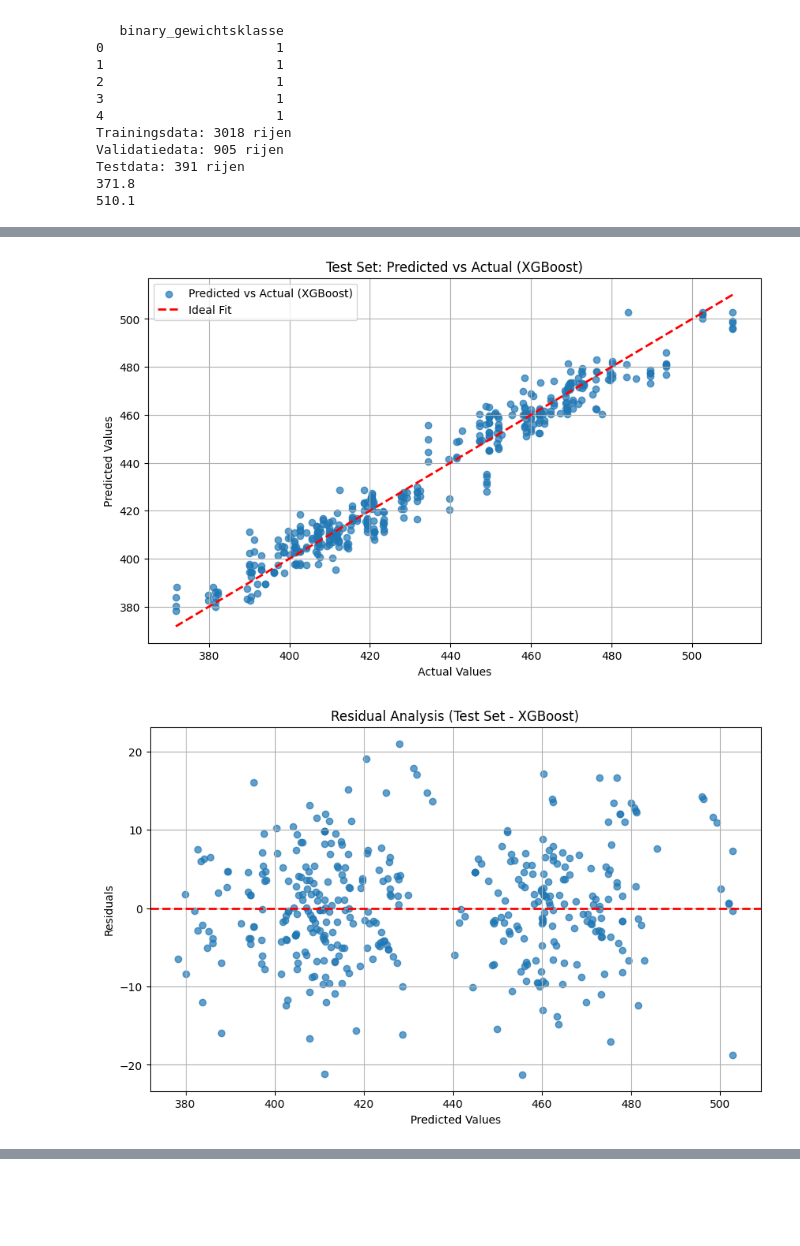
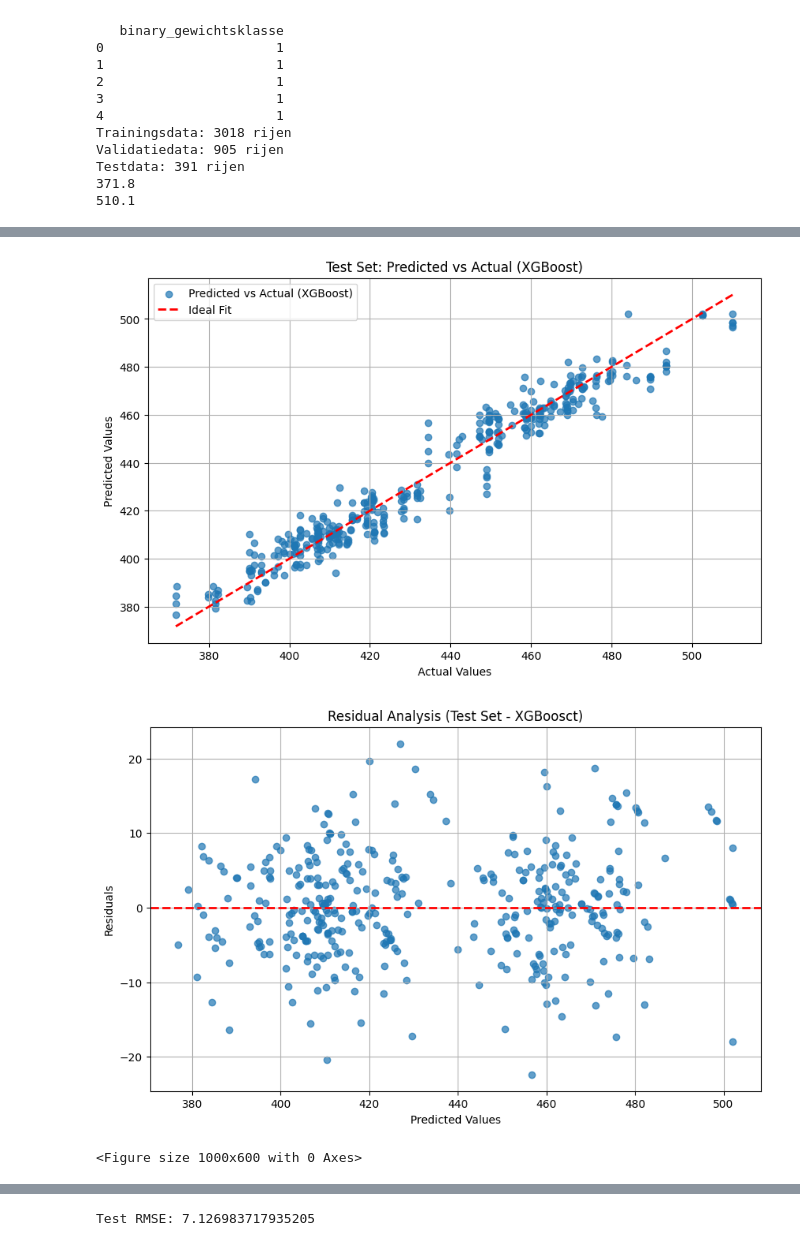
Before and after one commit to bibidemarezoyens/LB, a Jupyter notebook: xgboost.ipynb, the cells around one changed output, grey strips where cells are left out. Drawn from its saved outputs; the diff is of its cells as text; code cells hidden in the pictures; blank space fills up the shorter version.

Commit message:
feature analysis en hyperparameter tuning, grid search, beetje gecleaned

```diff
--- a/xgboost.ipynb
+++ b/xgboost.ipynb
@@ -77,24 +79,28 @@ y_val = val_data['2k tijd']
 X_test = test_data.drop(columns=['2k tijd'])
 y_test = test_data['2k tijd']
 
-#maakt geen verschil
-scaler = StandardScaler()
-scaler.fit(X_train)
-X_train_scaled = scaler.transform(X_train)
-X_val_scaled = scaler.transform(X_val)
-X_test_scaled = scaler.transform(X_test)
+# def feature_engineering(df):
+#     df['interaction_500_training'] = df['500_split'] * df['binary_trainingtype']
+#     if '500_split' in df.columns:
+#         df['log_500_split'] = np.log1p(df['500_split'])  # Log-transform to reduce skewness
+#     return df
+
+# X_train = feature_engineering(train_data)
+# X_val = feature_engineering(val_data)
+# X_test = feature_engineering(test_data)
 # %%
-from sklearn.metrics import mean_squared_error, r2_score
+def rmse_scorer(y_true, y_pred):
+    return -np.sqrt(mean_squared_error(y_true, y_pred))
 
-import xgboost as xgb
+scorer = make_scorer(rmse_scorer, greater_is_better=False)
 
-xgb_model = xgb.XGBRegressor(objective="reg:squarederror", random_state=42, reg_lambda=100)
+xgb_model = xgb.XGBRegressor(objective="reg:squarederror", random_state=42, reg_lambda=500, min_child_weight=7, colsample_bytree=1, learning_rate=0.2, max_depth=7, n_estimators=300)
 
-xgb_model.fit(X_train_scaled, y_train)
+xgb_model.fit(X_train, y_train)
 
-train_pred = xgb_model.predict(X_train_scaled)
-test_pred = xgb_model.predict(X_test_scaled)
-val_pred = xgb_model.predict(X_val_scaled)
+train_pred = xgb_model.predict(X_train)
+test_pred = xgb_model.predict(X_test)
+val_pred = xgb_model.predict(X_val)
 
 mse_test = mean_squared_error(y_test, test_pred)
 mse_val = mean_squared_error(y_val, val_pred)
@@ -104,9 +110,9 @@ print(f"mse_val = {mse_val}")
 rse_test = np.sqrt(mse_test)
 print(f"rse_test = {rse_test}")
 
-example_input = np.array([[1, 104.6, 0, 0, 1]])
-example_prediction = xgb_model.predict(example_input)
-print(f"Example prediction: {example_prediction}")
+# example_input = np.array([[1, 104.6, 0, 0, 1]])
+# example_prediction = xgb_model.predict(example_input)
+# print(f"Example prediction: {example_prediction}")
 
 train_r2 = r2_score(y_train, train_pred)
 val_r2 = r2_score(y_val, val_pred)
@@ -123,7 +129,9 @@ results_xgb = pd.DataFrame({
 })
 print(results_xgb.head(10))
 
-# Plot 1: Actual vs Predicted for Validation Set (XGBoost)
+cv_scores = cross_val_score(xgb_model, X_train, y_train, scoring=scorer, cv=5)
+print(f"Cross-Validated RMSE: {-np.mean(cv_scores):.3f}")
+
 plt.figure(figsize=(10, 6))
 plt.scatter(y_val, val_pred, alpha=0.7, label='Predicted vs Actual (XGBoost)')
 plt.plot([min(y_val), max(y_val)], [min(y_val), max(y_val)], color='red', linestyle='--', linewidth=2, label='Ideal Fit')
@@ -134,7 +142,6 @@ plt.legend()
 plt.grid(True)
 plt.show()
 
-# Plot 2: Actual vs Predicted for Test Set (XGBoost)
 plt.figure(figsize=(10, 6))
 plt.scatter(y_test, test_pred, alpha=0.7, label='Predicted vs Actual (XGBoost)')
 plt.plot([min(y_test), max(y_test)], [min(y_test), max(y_test)], color='red', linestyle='--', linewidth=2, label='Ideal Fit')
@@ -145,14 +152,23 @@ plt.legend()
 plt.grid(True)
 plt.show()
 
-# Plot 3: Residuals for Test Set (XGBoost)
 residuals_xgb = y_test - test_pred
 plt.figure(figsize=(10, 6))
 plt.scatter(test_pred, residuals_xgb, alpha=0.7)
 plt.axhline(0, color='red', linestyle='--', linewidth=2)
 plt.xlabel('Predicted Values')
 plt.ylabel('Residuals')
-plt.title('Residual Analysis (Test Set - XGBoost)')
+plt.title('Residual Analysis (Test Set - XGBoosct)')
 plt.grid(True)
 plt.show()
+
+#feature analysis
+plt.figure(figsize=(10, 6))
+xgb.plot_importance(xgb_model, importance_type='weight', max_num_features=10)
+plt.title("Feature Importance")
+plt.show()
+
+test_pred = xgb_model.predict(X_test)
+test_rmse = np.sqrt(mean_squared_error(y_test, test_pred))
+print("Test RMSE:", test_rmse)
 # %% [output]
@@ -178,2 +194,3 @@ test_r2 = 0.9506851479090869
-[figure, old version]
+[figure, new version]
-[figure, old version]
+[figure, new version]
+<Figure size 1000x600 with 0 Axes>
@@ -180 +198,2 @@ test_r2 = 0.9506851479090869
+Test RMSE: 7.126983717935205
 # %%
```
Also changed, not shown: parts of 3 cells of this notebook, 3 other files.
